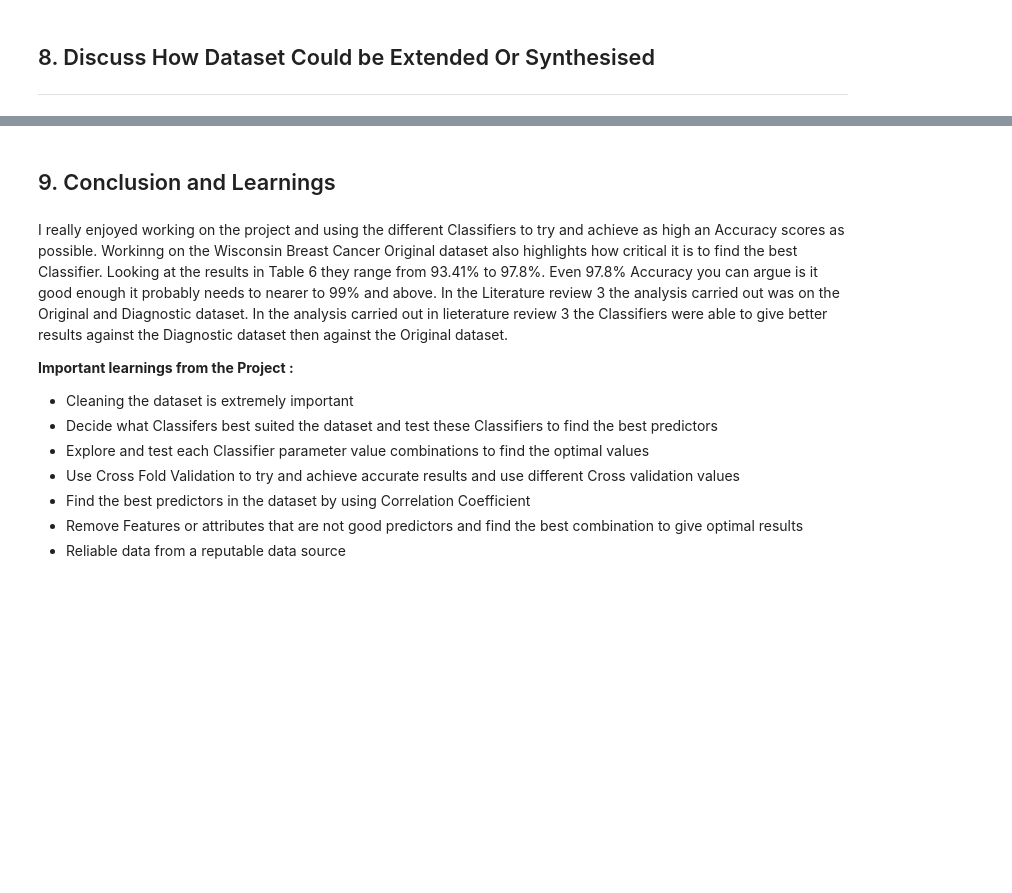
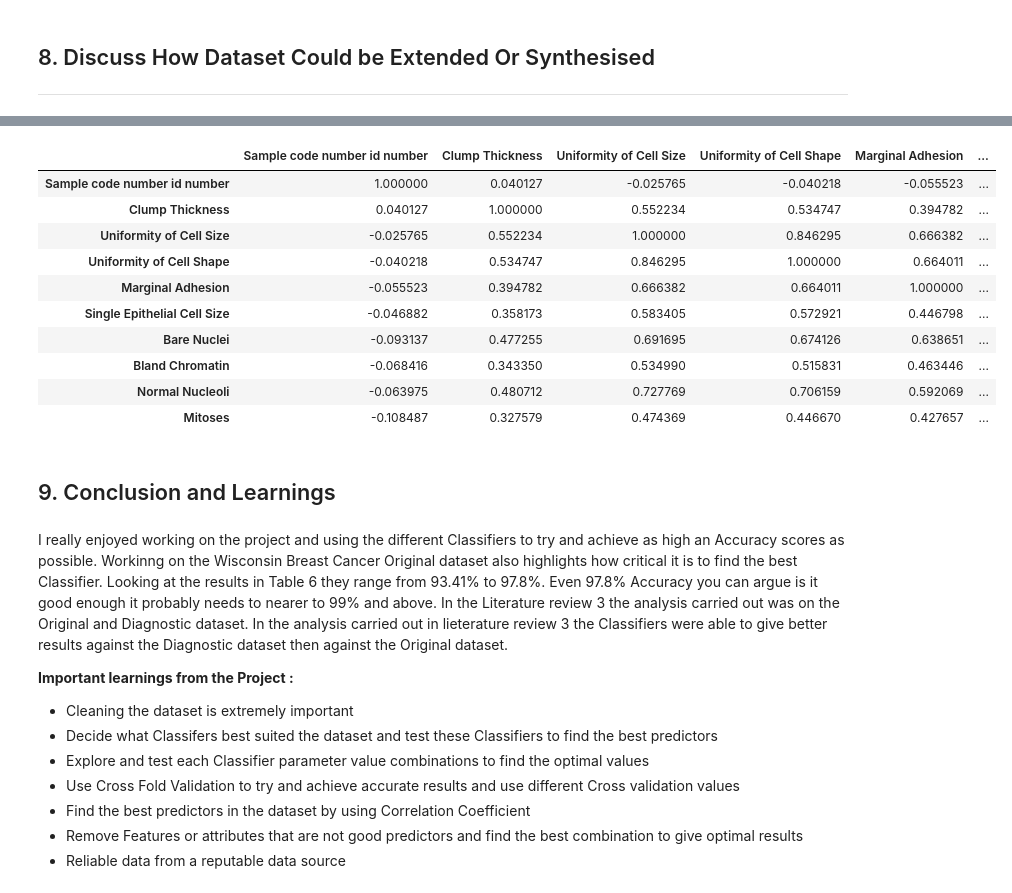
Before and after one commit to loughjo/ProgDataAnalysis-Project-2, a Jupyter notebook: ProgDataAnalysisProject2.ipynb, the cells around one changed output, grey strips where cells are left out. Cells and saved outputs as stored; diff of their text form; code cells hidden in the pictures; blank space fills up the shorter version.

```diff
--- a/ProgDataAnalysisProject2.ipynb
+++ b/ProgDataAnalysisProject2.ipynb
@@ -1603,0 +1663,4 @@ plt.show()
+# %%
+# Change the object from Benign and integer to 2 and 4 it will be easier to review.
+sample.loc[sample["Class"] == 'Benign', "Class"] = 2
+sample.loc[sample["Class"] == 'Malignant', "Class"] = 4
@@ -1604,3 +1676,17 @@ plt.show()
+# %%
+sample.corr()
+# %% [output]
+|  | Sample code number id number | Clump Thickness | Uniformity of Cell Size | Uniformity of Cell Shape | Marginal Adhesion | ... |
+| Sample code number id number | 1.000000 | 0.040127 | -0.025765 | -0.040218 | -0.055523 | ... |
+| Clump Thickness | 0.040127 | 1.000000 | 0.552234 | 0.534747 | 0.394782 | ... |
+| Uniformity of Cell Size | -0.025765 | 0.552234 | 1.000000 | 0.846295 | 0.666382 | ... |
+| Uniformity of Cell Shape | -0.040218 | 0.534747 | 0.846295 | 1.000000 | 0.664011 | ... |
+| Marginal Adhesion | -0.055523 | 0.394782 | 0.666382 | 0.664011 | 1.000000 | ... |
+| Single Epithelial Cell Size | -0.046882 | 0.358173 | 0.583405 | 0.572921 | 0.446798 | ... |
+| Bare Nuclei | -0.093137 | 0.477255 | 0.691695 | 0.674126 | 0.638651 | ... |
+| Bland Chromatin | -0.068416 | 0.343350 | 0.534990 | 0.515831 | 0.463446 | ... |
+| Normal Nucleoli | -0.063975 | 0.480712 | 0.727769 | 0.706159 | 0.592069 | ... |
+| Mitoses | -0.108487 | 0.327579 | 0.474369 | 0.446670 | 0.427657 | ... |
 # %% [markdown]
 ## 9. Conclusion and Learnings
 # %% [markdown]
```
Also changed, not shown: parts of 47 cells of this notebook.
